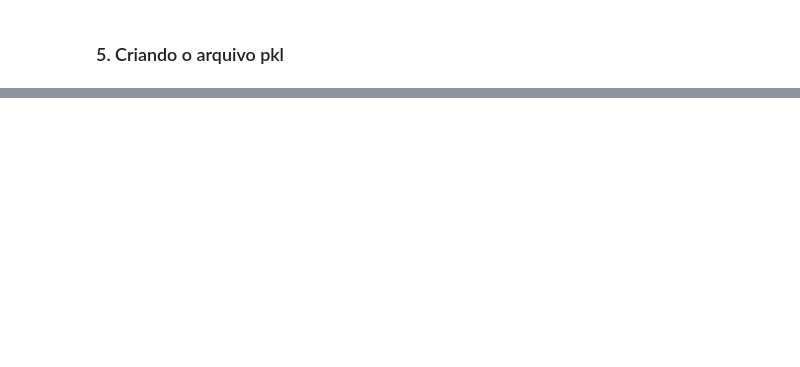
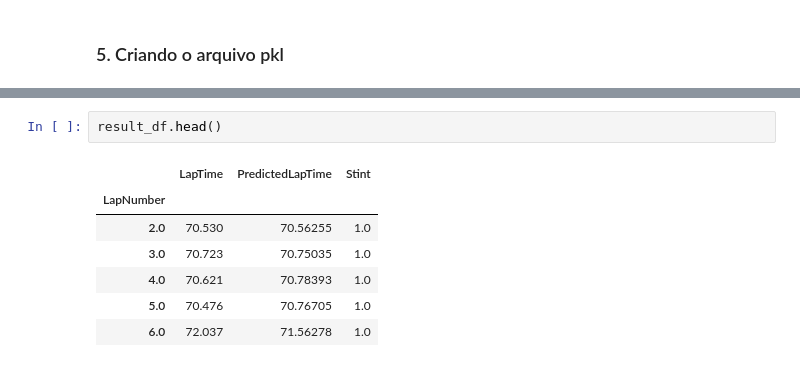
Before and after one commit to diegonbotelho/f1-tire-prediction, a Jupyter notebook: notebooks/project_F1_notebook.ipynb, the cells around one changed output, grey strips where cells are left out. Saved outputs shown, nothing was run; the diff lists cells and outputs as text; blank space fills up the shorter version.

```diff
--- a/notebooks/project_F1_notebook.ipynb
+++ b/notebooks/project_F1_notebook.ipynb
@@ -674,0 +696,10 @@ array([98.09357])
+# %%
+result_df.head()
+# %% [output]
+|  | LapTime | PredictedLapTime | Stint |
+| LapNumber |  |  |  |
+| 2.0 | 70.530 | 70.56255 | 1.0 |
+| 3.0 | 70.723 | 70.75035 | 1.0 |
+| 4.0 | 70.621 | 70.78393 | 1.0 |
+| 5.0 | 70.476 | 70.76705 | 1.0 |
+| 6.0 | 72.037 | 71.56278 | 1.0 |
```
Also changed, not shown: parts of 9 cells of this notebook, 1 other file.
